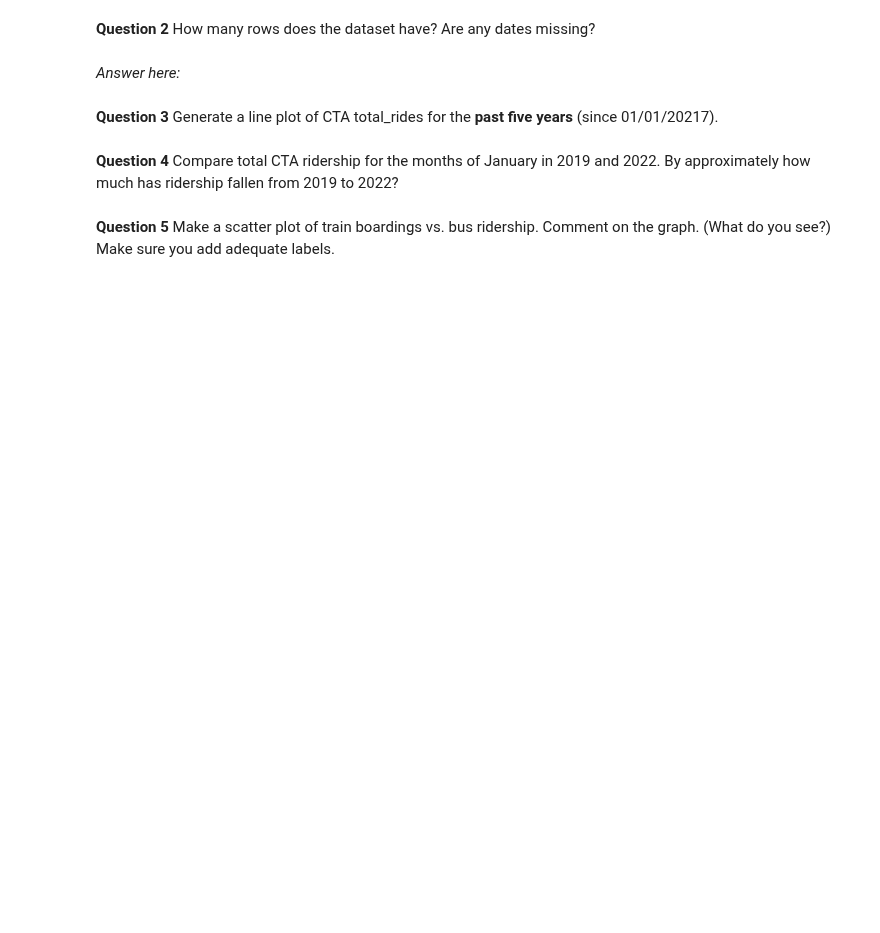
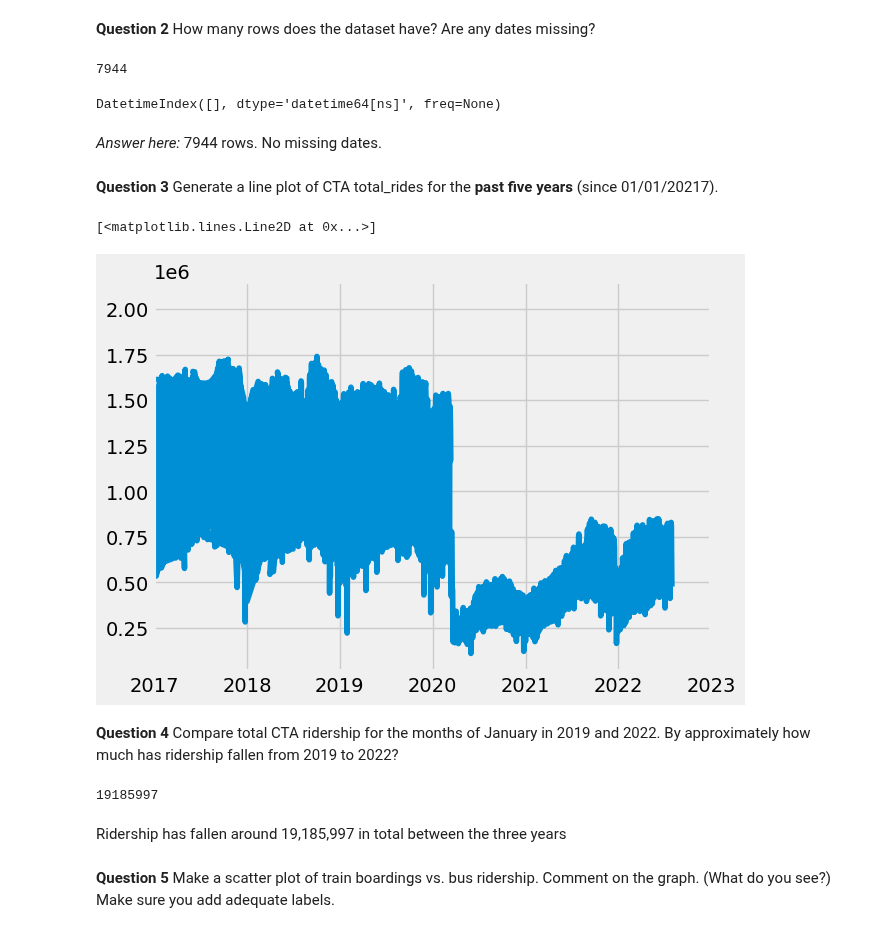
Before and after one commit to mattzhao-R/data-118, a Jupyter notebook: hw/HW03_FALL22.ipynb, the cells around one changed output. Saved outputs shown, nothing was run; the diff lists cells and outputs as text; code cells hidden in the pictures; blank space fills up the shorter version.

```diff
--- a/hw/HW03_FALL22.ipynb
+++ b/hw/HW03_FALL22.ipynb
@@ -38,5 +38,5 @@ This is a 20-year timeseries of total bus and train utilization. The readme file
 https://data.cityofchicago.org/api/assets/5175CFDE-CA9A-498C-BB1C-8A86B780CCF1
 # %%
 # specify the correct path to the file and run this
-cta= pd.read_csv("CTA_-_Ridership_-_Daily_Boarding_Totals.csv")
+cta= pd.read_csv("./data/CTA_-_Ridership_-_Daily_Boarding_Totals.csv")
 cta.head(5)
@@ -60,13 +94,31 @@ The `datetime` data format has other useful features with some more illustrated
 # %% [markdown]
 **Question 2** How many rows does the dataset have?  Are any dates missing?
+# %%
+cta.shape[0]
+# %% [output]
+7944
+# %%
+pd.date_range(start = '2001-01-01', end = '2022-07-31' ).difference(cta['Date'])
+# %% [output]
+DatetimeIndex([], dtype='datetime64[ns]', freq=None)
 # %% [markdown]
-*Answer here:*
+*Answer here:* 7944 rows. No missing dates.
 # %% [markdown]
 **Question 3** Generate a line plot of CTA total_rides for the **past five years** (since 01/01/20217).
 # %%
-plt.xlim((pd.to_datetime("2017-01-01") , pd.to_datetime("2023-01-01")))
+plt.xlim((pd.to_datetime("2017-01-01"), pd.to_datetime("2023-01-01")))
+plt.plot(cta['Date'],cta['total_rides'])
+# %% [output]
+[<matplotlib.lines.Line2D at 0x...>]
+[figure, added]
 # %% [markdown]
 **Question 4** Compare total CTA ridership for the months of January in 2019 and 2022.
 By approximately how much has ridership fallen from 2019 to 2022?
+# %%
+cta.query("Date.dt.year == 2019 and Date.dt.month == 1")['total_rides'].sum() - cta.query("Date.dt.year == 2022 and Date.dt.month == 1")['total_rides'].sum()
+# %% [output]
+19185997
+# %% [markdown]
+Ridership has fallen around 19,185,997 in total between the three years
 # %% [markdown]
 **Question 5** Make a scatter plot of train boardings vs. bus ridership.  Comment on the graph.  (What do you see?)  Make sure you add adequate labels.
```
Also changed, not shown: parts of 37 cells of this notebook, 2 other files.
